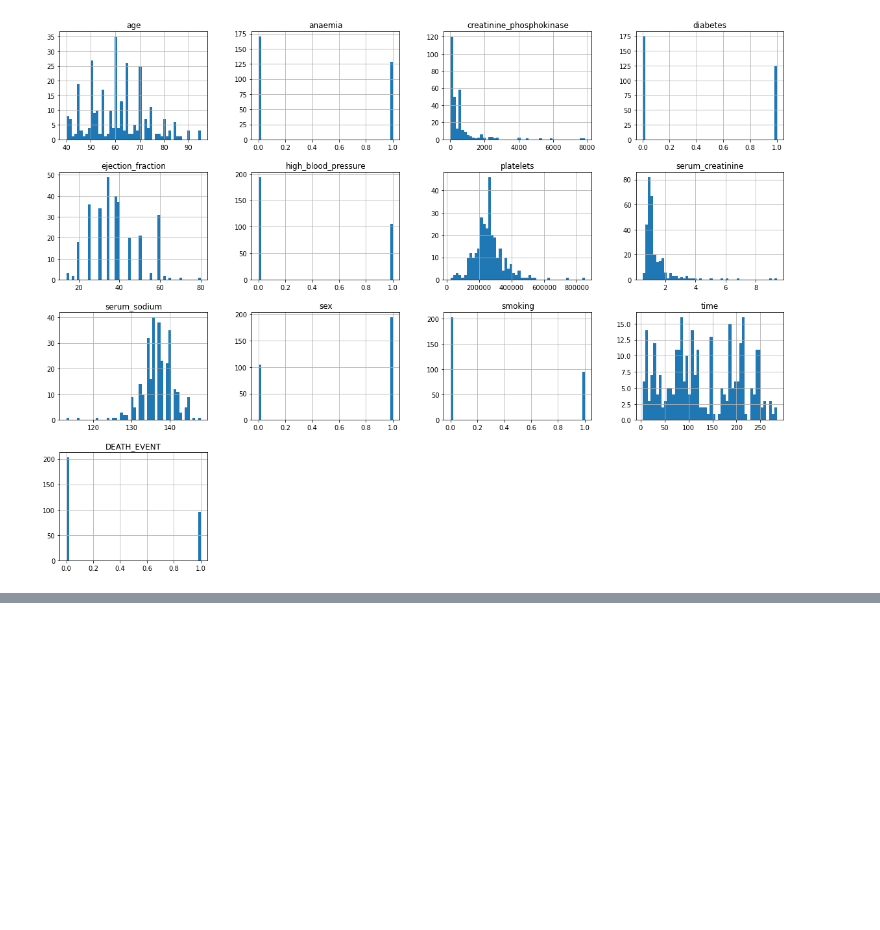
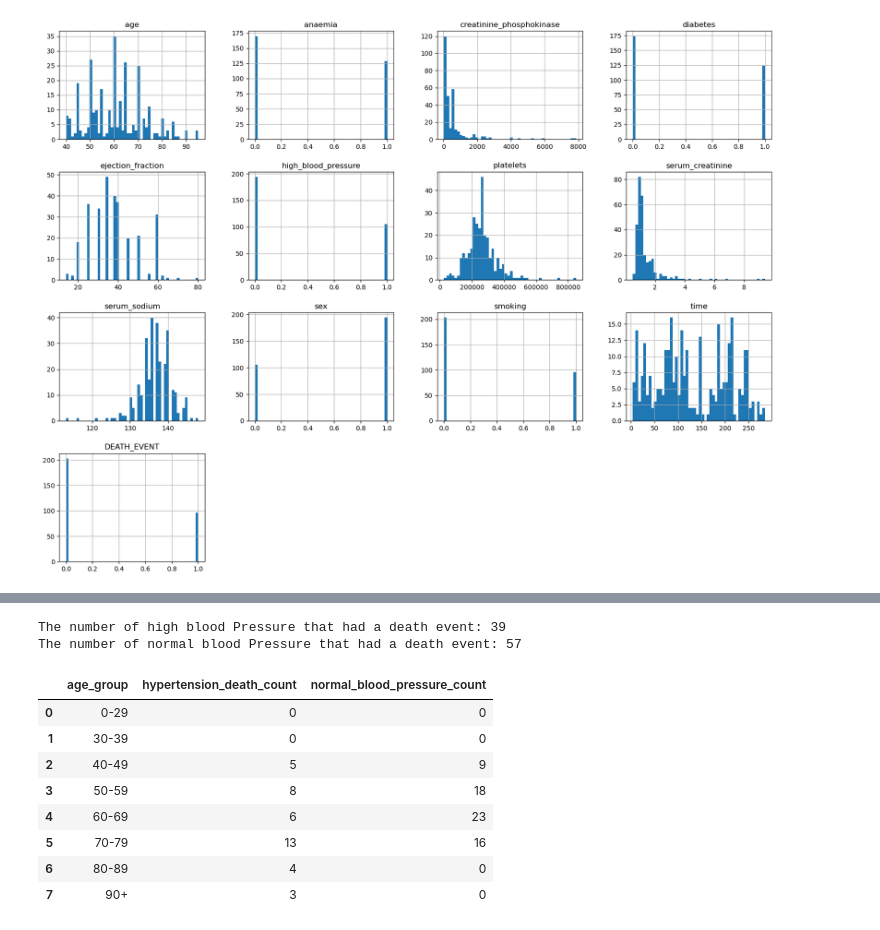
Before and after one commit to faiyted/Project-Cardiac-Disease, a Jupyter notebook: Group-Project.ipynb, the cells around one changed output, grey strips where cells are left out. Saved outputs shown, nothing was run; the diff lists cells and outputs as text; code cells hidden in the pictures; blank space fills up the shorter version.

```diff
--- a/Group-Project.ipynb
+++ b/Group-Project.ipynb
@@ -117,0 +178,6 @@ The percentage of deaths that were male is 64.58%
+# %%
+# Age group
+age_bins = [0, 30, 40, 50 , 60, 70, 80, 90, 100]
+age_labels = ['0-29', '30-39', '40-49', '50-59', '60-69', '70-79','80-89', '90+']
+heart_df['age_group'] = pd.cut(heart_df['age'], bins=age_bins, labels=age_labels, right=False)
+heart_df.head()
@@ -117,0 +191,34 @@ The percentage of deaths that were male is 64.58%
+# %%
+# high blood pressure patients that encountered a death event
+high_blood_pressure = heart_df[(heart_df["high_blood_pressure"]==1) & (heart_df["DEATH_EVENT"]==1)]
+num_blood_pressure = len(high_blood_pressure)
+print(f"The number of high blood Pressure that had a death event: {num_blood_pressure}")
+# normal blood pressure that encountered a death event
+
+nor_blood_pressure = heart_df[(heart_df["high_blood_pressure"]== 0) & (heart_df["DEATH_EVENT"]==1)]
+num_nor_blood_pressure = len(nor_blood_pressure)
+print(f"The number of normal blood Pressure that had a death event: {num_nor_blood_pressure}")
+#merge high blood pressure and age group
+# high blood pressure patients that encountered a death event by age group
+hypertension_death_age_group = heart_df[(heart_df["high_blood_pressure"] == 1) & (heart_df["DEATH_EVENT"] == 1)].groupby('age_group', observed=False).size().reset_index(name='hypertension_death_count')
+hypertension_death_age_group
+
+# normal blood pressure patients that encountered a death event by age group
+nor_bloodPerssure_death_age_group = heart_df[(heart_df["high_blood_pressure"] == 1) & (heart_df["DEATH_EVENT"] == 0)].groupby('age_group', observed=False).size().reset_index(name='normal_blood_pressure_count')
+nor_bloodPerssure_death_age_group
+
+#merge high blood pressure and age group
+death_age_group = hypertension_death_age_group.merge(nor_bloodPerssure_death_age_group, on="age_group", how='outer')
+death_age_group
+# %% [output]
+The number of high blood Pressure that had a death event: 39
+The number of normal blood Pressure that had a death event: 57
+|  | age_group | hypertension_death_count | normal_blood_pressure_count |
+| 0 | 0-29 | 0 | 0 |
+| 1 | 30-39 | 0 | 0 |
+| 2 | 40-49 | 5 | 9 |
+| 3 | 50-59 | 8 | 18 |
+| 4 | 60-69 | 6 | 23 |
+| 5 | 70-79 | 13 | 16 |
+| 6 | 80-89 | 4 | 0 |
+| 7 | 90+ | 3 | 0 |
```
Also changed, not shown: parts of 24 cells of this notebook.
